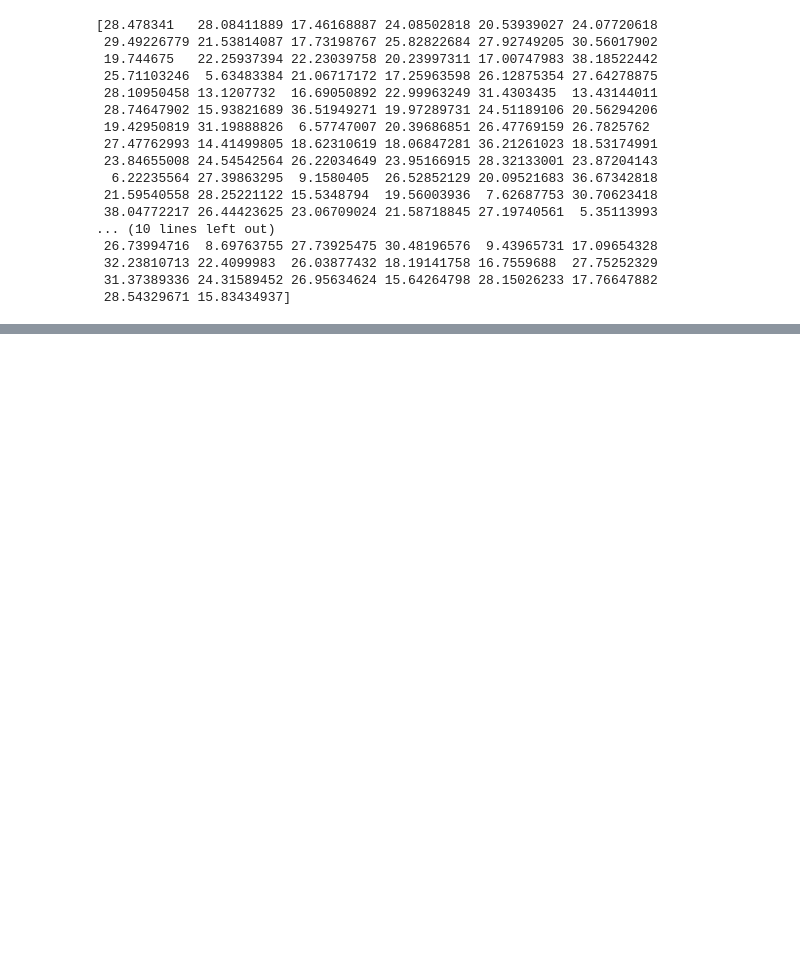
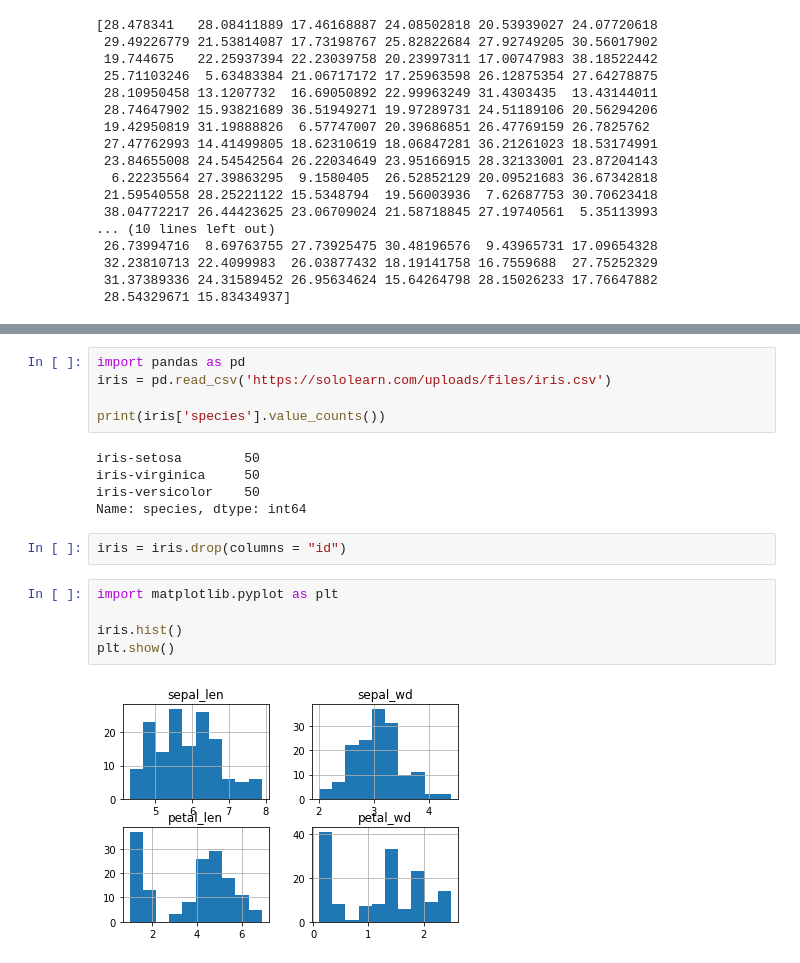
Before and after one commit to luislerma5593/Data_Analysis, a Jupyter notebook: Solo_Learn/DataScience_SoloLearn.ipynb, the cells around one changed output, grey strips where cells are left out. Drawn from its saved outputs; the diff is of its cells as text; blank space fills up the shorter version.

```diff
--- a/Solo_Learn/DataScience_SoloLearn.ipynb
+++ b/Solo_Learn/DataScience_SoloLearn.ipynb
@@ -569,0 +630,19 @@ print(y_test_predicted2)
+# %%
+import pandas as pd
+iris = pd.read_csv('https://sololearn.com/uploads/files/iris.csv')
+
+print(iris['species'].value_counts())
+# %% [output]
+iris-setosa        50
+iris-virginica     50
+iris-versicolor    50
+Name: species, dtype: int64
+# %%
+iris = iris.drop(columns = "id")
+# %%
+import matplotlib.pyplot as plt
+
+iris.hist()
+plt.show()
+# %% [output]
+[figure, added]
```
Also changed, not shown: parts of 25 cells of this notebook, 4 other files.
